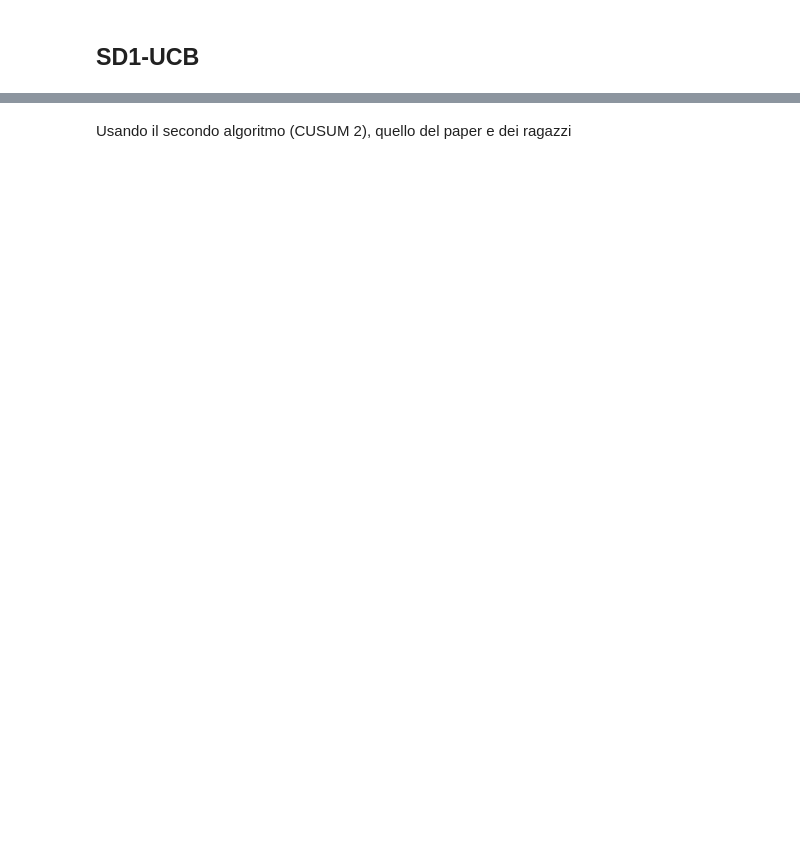
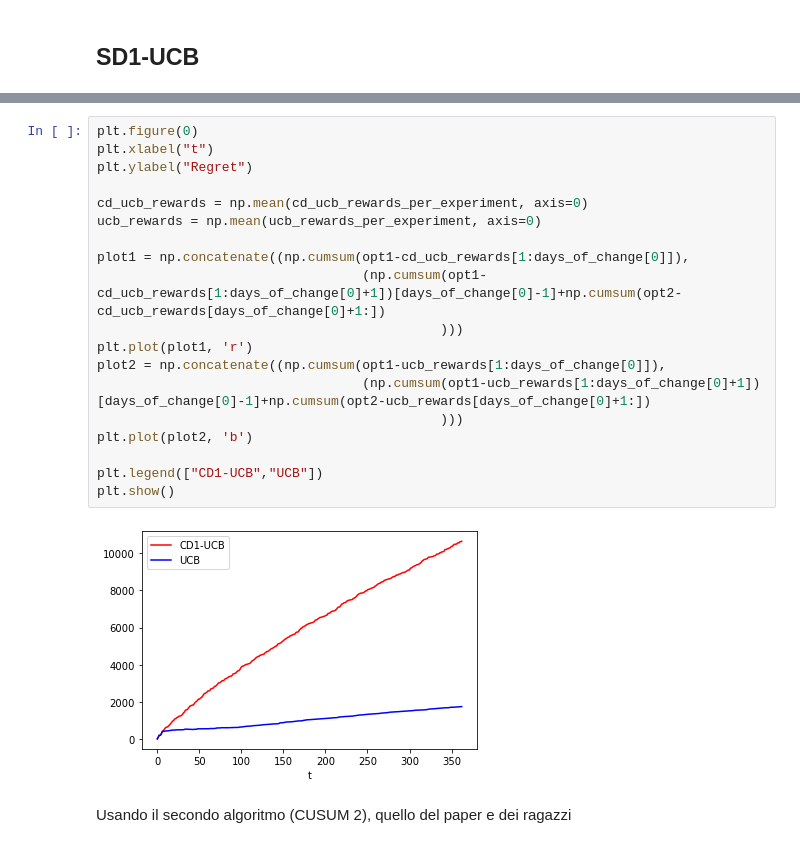
Before and after one commit to GiuliaMontani/Online-learning-application, a Jupyter notebook: Ola_project/Step6.ipynb, the cells around one changed output, grey strips where cells are left out. Drawn from its saved outputs; the diff is of its cells as text; blank space fills up the shorter version.

```diff
--- a/Ola_project/Step6.ipynb
+++ b/Ola_project/Step6.ipynb
@@ -681,3 +621,24 @@ class User 0 has changed: its new average reservation price is [ 33.12  48.96  4
+# %%
+plt.figure(0)
+plt.xlabel("t")
+plt.ylabel("Regret")
+
+cd_ucb_rewards = np.mean(cd_ucb_rewards_per_experiment, axis=0)
+ucb_rewards = np.mean(ucb_rewards_per_experiment, axis=0)
+
+plot1 = np.concatenate((np.cumsum(opt1-cd_ucb_rewards[1:days_of_change[0]]),
+                                  (np.cumsum(opt1-cd_ucb_rewards[1:days_of_change[0]+1])[days_of_change[0]-1]+np.cumsum(opt2-cd_ucb_rewards[days_of_change[0]+1:])
+                                            )))
+plt.plot(plot1, 'r')
+plot2 = np.concatenate((np.cumsum(opt1-ucb_rewards[1:days_of_change[0]]),
+                                  (np.cumsum(opt1-ucb_rewards[1:days_of_change[0]+1])[days_of_change[0]-1]+np.cumsum(opt2-ucb_rewards[days_of_change[0]+1:])
+                                            )))
+plt.plot(plot2, 'b')
+
+plt.legend(["CD1-UCB","UCB"])
+plt.show()
+# %% [output]
+[figure, added]
 # %% [markdown]
 Usando il secondo algoritmo (CUSUM 2), quello del paper e dei ragazzi
 # %%
```
Also changed, not shown: parts of 42 cells of this notebook, 5 other files.
